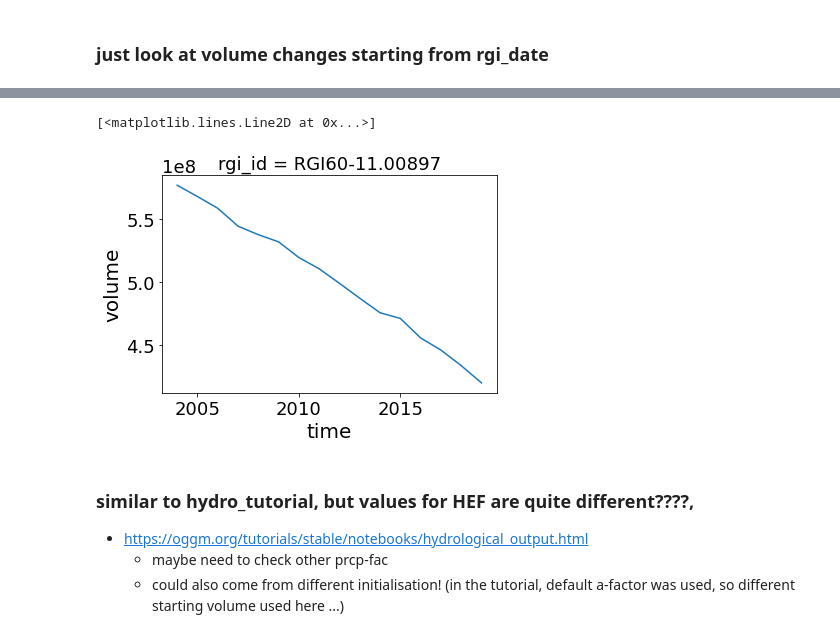
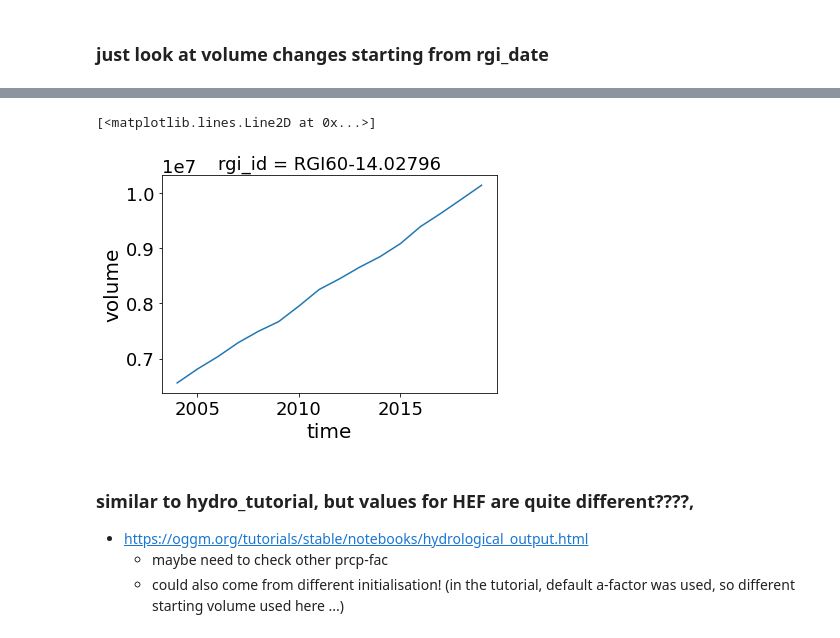
Before and after one commit to OGGM/massbalance-sandbox, a Jupyter notebook: docs/hydro_compatibility/hydro_compatibility_workflow.ipynb, the cells around one changed output, grey strips where cells are left out. Cells and saved outputs as stored; diff of their text form; code cells hidden in the pictures.

```diff
--- a/docs/hydro_compatibility/hydro_compatibility_workflow.ipynb
+++ b/docs/hydro_compatibility/hydro_compatibility_workflow.ipynb
@@ -125,10 +123,12 @@ gdirs = workflow.init_glacier_directories(df, from_prepro_level=2,
 # %%
-df = ['RGI60-11.00890', 'RGI60-11.00897'] # list of glaciers -> can be longer ...
+df = ['RGI60-11.00890', 'RGI60-11.00897', 'RGI60-14.16678',
+                'RGI60-14.08183',
+                'RGI60-14.02796',] # list of glaciers -> can be longer ...
 # this has to be done just once for a region (basin) (independent of climate, mb_type, prcp-fac ... )
 init = True
 if init:
     gdirs = workflow.init_glacier_directories(df, from_prepro_level=2,
-                                              prepro_border=160,
+                                              prepro_border=40,
                                               prepro_base_url=base_url,
                                               prepro_rgi_version='62')
     workflow.execute_entity_task(tasks.compute_downstream_line, gdirs)
@@ -157,7 +157,7 @@ else:
 ### things that can be changed before calibration
 # %%
 # if you have a precipitation factor from the hydrological model you can change it here
-pf = 8  # we set the precipitation factor here to 1
+pf = 2  # we set the precipitation factor here to 1
 climate_type = 'W5E5_MSWEP' #W5E5 # 'WFDE5_CRU'
 #climate_type='WFDE5_CRU' -> need to use other pf and temp_bias ...
 mb_type = 'mb_real_daily' #real daily input, this would be monthly input:'mb_monthly' #'mb_real_daily' # 'mb_monthly'#
@@ -217,7 +217,7 @@ if calib:
 
 
     # double check: volume sum of gdirs from Farinotti estimate is equal to oggm estimates
-    np.testing.assert_allclose(pd_inv_melt_f.sum()['vol_itmix_m3'], pd_inv_melt_f.sum()['vol_oggm_m3'], rtol = 1e-2)
+    np.testing.assert_allclose(pd_inv_melt_f.sum()['vol_itmix_m3'], pd_inv_melt_f.sum()['vol_oggm_m3'], rtol = 5e-2)
 
     # we use the json now and don't need a csv file
     # old!
@@ -236,0 +262,18 @@ gdir.read_json(filename='melt_f_geod', filesuffix=fs)
+# %%
+ye = 2020
+from MBsandbox.flowline_TIModel import run_with_hydro_daily
+workflow.execute_entity_task(run_with_hydro_daily, gdirs,
+                             run_task=run_from_climate_data_TIModel,
+                    Testing = True,
+                    ys=1980, ye=2020,
+                    store_monthly_step= False,
+                    output_filesuffix='_daily_1980_{}_{}_{}'.format(ye, mb_type, grad_type),
+                    # kwargs for TIModel
+                     mb_model_sub_class=TIModel,
+                     bias=0, # only tested with bias=0 !!!, don't change!
+                     mb_type=mb_type,
+                     grad_type=grad_type,
+                     precipitation_factor=pf, melt_f='from_json',
+                     climate_input_filesuffix=climate_type,
+                    )
+ds_runoff = utils.compile_run_output(gdirs, input_filesuffix='_daily_1980_{}_{}_{}'.format(ye, mb_type, grad_type))
@@ -244,7 +311,7 @@ ye_h = ye-1
 # melt_f = pd_inv_melt_f['melt_f_opt'].loc[gdir.rgi_id]
 # assert np.all(pf==pd_inv_melt_f['pf'])
 workflow.execute_entity_task(run_from_climate_data_TIModel, gdirs, bias=0, #will actually point to the residual, should always be zero!
-                                  mb_model_class=TIModel,
+                                  mb_model_sub_class=TIModel,
                                   min_ys=y0, ye=ye_h,
                                   mb_type=mb_type,
                                   grad_type=grad_type,
@@ -263,5 +330,5 @@ ds_vol.sel(rgi_id=df[-1]).volume.plot()
 [<matplotlib.lines.Line2D at 0x...>]
-[figure, old version]
+[figure, new version]
 # %% [markdown]
 ### similar to hydro_tutorial, but values for HEF are quite different????,
 - https://oggm.org/tutorials/stable/notebooks/hydrological_output.html
```
Also changed, not shown: parts of 14 cells of this notebook, 6 other files.
